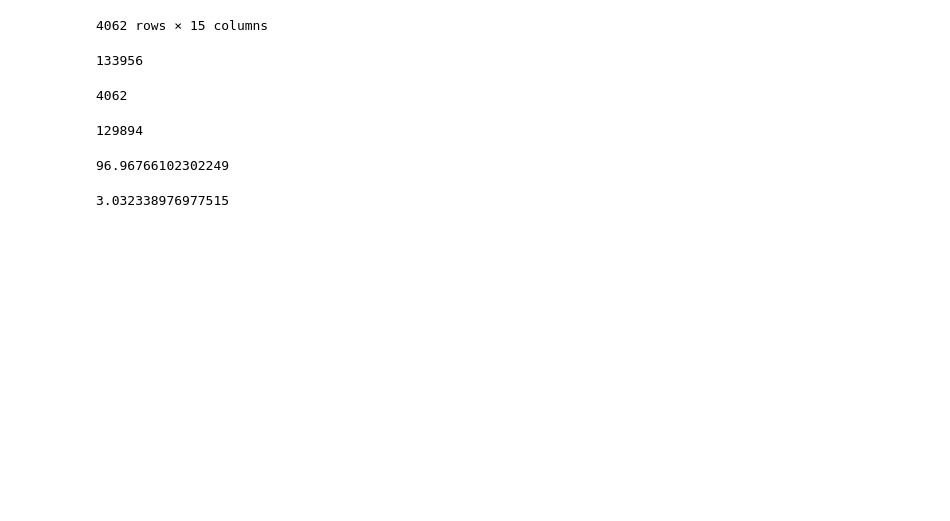
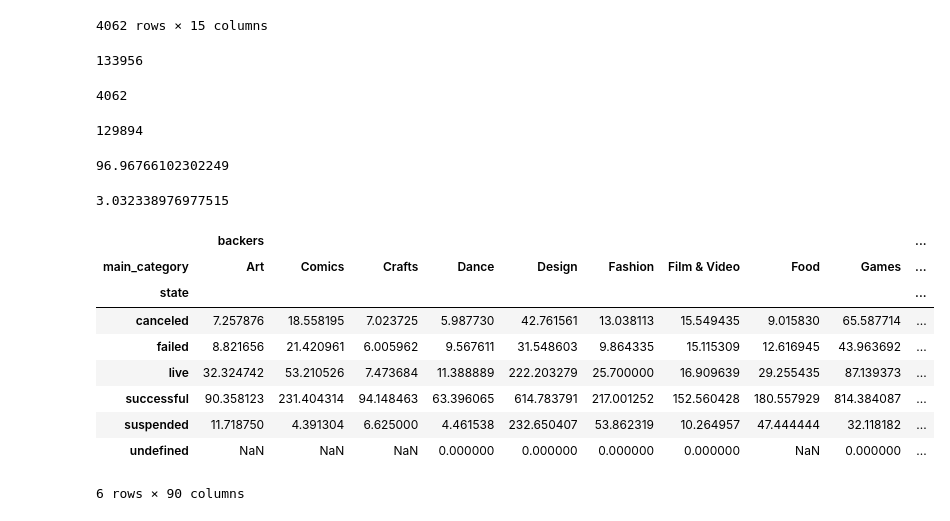
Before and after one commit to santiagopujol/analisis_curacion_diplodatos, a Jupyter notebook: Ejercicios_Limpieza.ipynb, the cells around one changed output. Cells and saved outputs as stored; diff of their text form; code cells hidden in the pictures; blank space fills up the shorter version.

```diff
--- a/Ejercicios_Limpieza.ipynb
+++ b/Ejercicios_Limpieza.ipynb
@@ -466,3 +466,16 @@ porc_exit_no_objetivo = (proy_exit_no_obj * 100) / num_records
 porc_exit_no_objetivo
 # %% [output]
 3.032338976977515
+# %%
+kickstarter_2018.pivot_table(kickstarter_2018, index='state', columns='main_category')
+# %% [output]
+|  | backers |  |  |  |  |  |  |  |  | ... |
+| main_category | Art | Comics | Crafts | Dance | Design | Fashion | Film & Video | Food | Games | ... |
+| state |  |  |  |  |  |  |  |  |  | ... |
+| canceled | 7.257876 | 18.558195 | 7.023725 | 5.987730 | 42.761561 | 13.038113 | 15.549435 | 9.015830 | 65.587714 | ... |
+| failed | 8.821656 | 21.420961 | 6.005962 | 9.567611 | 31.548603 | 9.864335 | 15.115309 | 12.616945 | 43.963692 | ... |
+| live | 32.324742 | 53.210526 | 7.473684 | 11.388889 | 222.203279 | 25.700000 | 16.909639 | 29.255435 | 87.139373 | ... |
+| successful | 90.358123 | 231.404314 | 94.148463 | 63.396065 | 614.783791 | 217.001252 | 152.560428 | 180.557929 | 814.384087 | ... |
+| suspended | 11.718750 | 4.391304 | 6.625000 | 4.461538 | 232.650407 | 53.862319 | 10.264957 | 47.444444 | 32.118182 | ... |
+| undefined | NaN | NaN | NaN | 0.000000 | 0.000000 | 0.000000 | 0.000000 | NaN | 0.000000 | ... |
+6 rows × 90 columns
```
